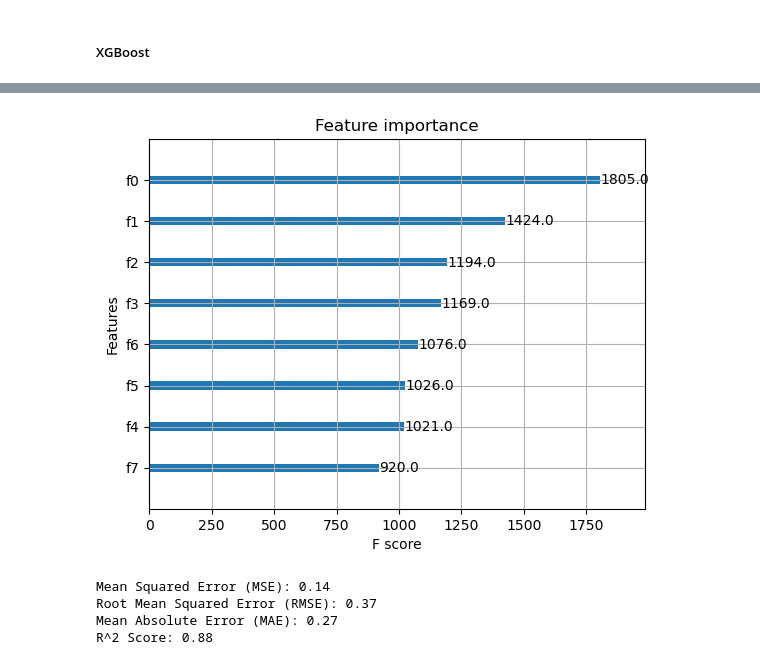
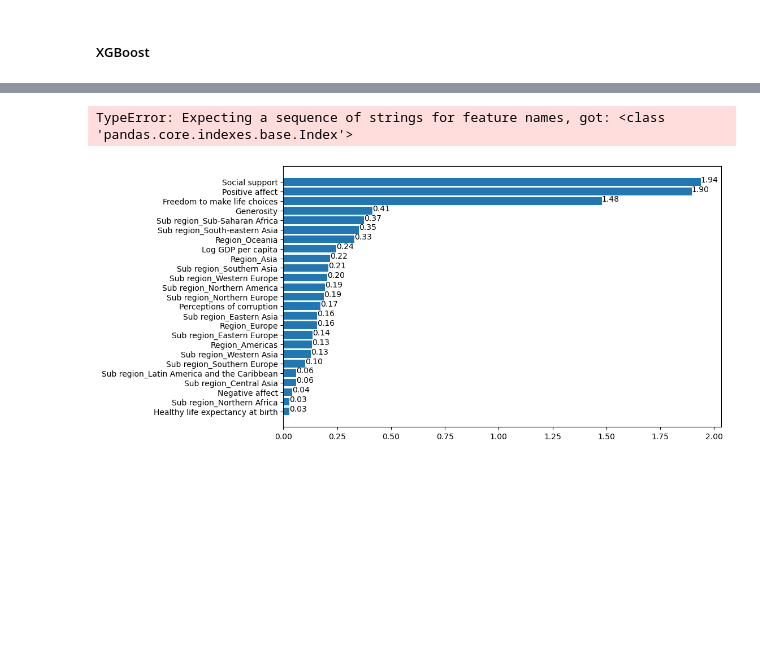
Before and after one commit to FerreJulien/Git-Analyse_du_bien_etre, a Jupyter notebook: Projets/Analyse bien etre_modelisation_thibault.ipynb, the cells around one changed output, grey strips where cells are left out. Saved outputs shown, nothing was run; the diff lists cells and outputs as text; code cells hidden in the pictures; blank space fills up the shorter version.

```diff
--- a/Projets/Analyse bien etre_modelisation_thibault.ipynb
+++ b/Projets/Analyse bien etre_modelisation_thibault.ipynb
@@ -9,8 +9,8 @@ import plotly.graph_objs as go
 %matplotlib inline
 # %%
 # Import et aperçu des datasets
-df_2024_Table = pd.read_excel("DataForTable2.1.xls")
-df_continents = pd.read_csv("continents2.csv")
+df_2024_Table = pd.read_excel("/Users/Thibault/Desktop/WORKFLOW PYTHON/Git-Analyse_du_bien_etre/DataForTable2.1.xls")
+df_continents = pd.read_csv("/Users/Thibault/Desktop/WORKFLOW PYTHON/Git-Analyse_du_bien_etre/continents2.csv")
 
 display(df_2024_Table.head())
 display(df_continents.head())
@@ -69,4 +85,4 @@ from sklearn.metrics import mean_absolute_error, mean_squared_error, r2_score
 ##### Préparation des données
 # %%
 # Drop des colonnes  Country name, Region et Sub region
-df = df_2024.drop(['Year', 'Country name', 'Region', 'Sub region'], axis = 1)
+df = df_2024.drop(['Year', 'Country name'], axis = 1)
@@ -97,14 +165,6 @@ dtype: int64
 df.isna().any(axis=1).sum()
 # %% [output]
 136
-# %%
-# Gestion valeurs manquantes
-
-imputer = SimpleImputer(missing_values=np.nan, strategy='median')
-
-X_train = imputer.fit_transform(X_train)
-
-X_test = imputer.transform(X_test)
 # %%
 display(X_train.shape)
 display(X_test.shape)
@@ -167,19 +173,0 @@ R² Score: 0.7295433088075189
-# %%
-#Test avec données normalisées via différents outils de scaling - pas d'amélioration
-from sklearn.preprocessing import StandardScaler
-from sklearn.preprocessing import MinMaxScaler
-from sklearn.preprocessing import RobustScaler
-
-#scaler = MinMaxScaler()
-#scaler = RobustScaler()
-scaler = StandardScaler()
-
-X_train_scaled = scaler.fit_transform(X_train)
-
-X_test_scaled = scaler.transform(X_test)
-dt_reg2= DecisionTreeRegressor(random_state=42)
-dt_reg2.fit(X_train_scaled, y_train)
-
-y_pred_test2 = dt_reg2.predict(X_test_scaled)
-print("score train:", dt_reg2.score(X_train_scaled,y_train))
-print ("score test:", dt_reg2.score(X_test_scaled,y_test))
@@ -228,36 +239,26 @@ Successfully installed xgboost-2.1.1
 Note: you may need to restart the kernel to use updated packages.
 # %%
 import xgboost as xgb
+# %%
+dtrain = xgb.DMatrix(X_train, label=y_train, feature_names=X_train.columns)
+dtest = xgb.DMatrix(X_test, label=y_test, feature_names=X_test.columns)
+# %% [output]
+TypeError: Expecting a sequence of strings for feature names, got: <class 'pandas.core.indexes.base.Index'>
 # %%
 dtrain = xgb.DMatrix(X_train, label=y_train)
 dtest = xgb.DMatrix(X_test, label=y_test)
 # %%
 params = {
     'objective': 'reg:squarederror',
     'max_depth': 7,
     'eta': 0.1,
     'subsample': 0.8,
     'colsample_bytree': 0.8,
     'seed': 42
 }
 num_boost_round = 150
 model = xgb.train(params, dtrain, num_boost_round)
 
 y_pred = model.predict(dtest)
-xgb.plot_importance(model)
-plt.show()
-
-mse = mean_squared_error(y_test, y_pred)
-print(f"Mean Squared Error (MSE): {mse:.2f}")
-rmse = np.sqrt(0.14)
-print(f"Root Mean Squared Error (RMSE): {rmse:.2f}")
-mae = mean_absolute_error(y_test, y_pred)
-print(f"Mean Absolute Error (MAE): {mae:.2f}")
-r2 = r2_score(y_test, y_pred)
-print(f"R^2 Score: {r2:.2f}")
 # %% [output]
-[figure, old version]
+[figure, new version]
-Mean Squared Error (MSE): 0.14
-Root Mean Squared Error (RMSE): 0.37
-Mean Absolute Error (MAE): 0.27
-R^2 Score: 0.88
```
Also changed, not shown: parts of 17 cells of this notebook.
